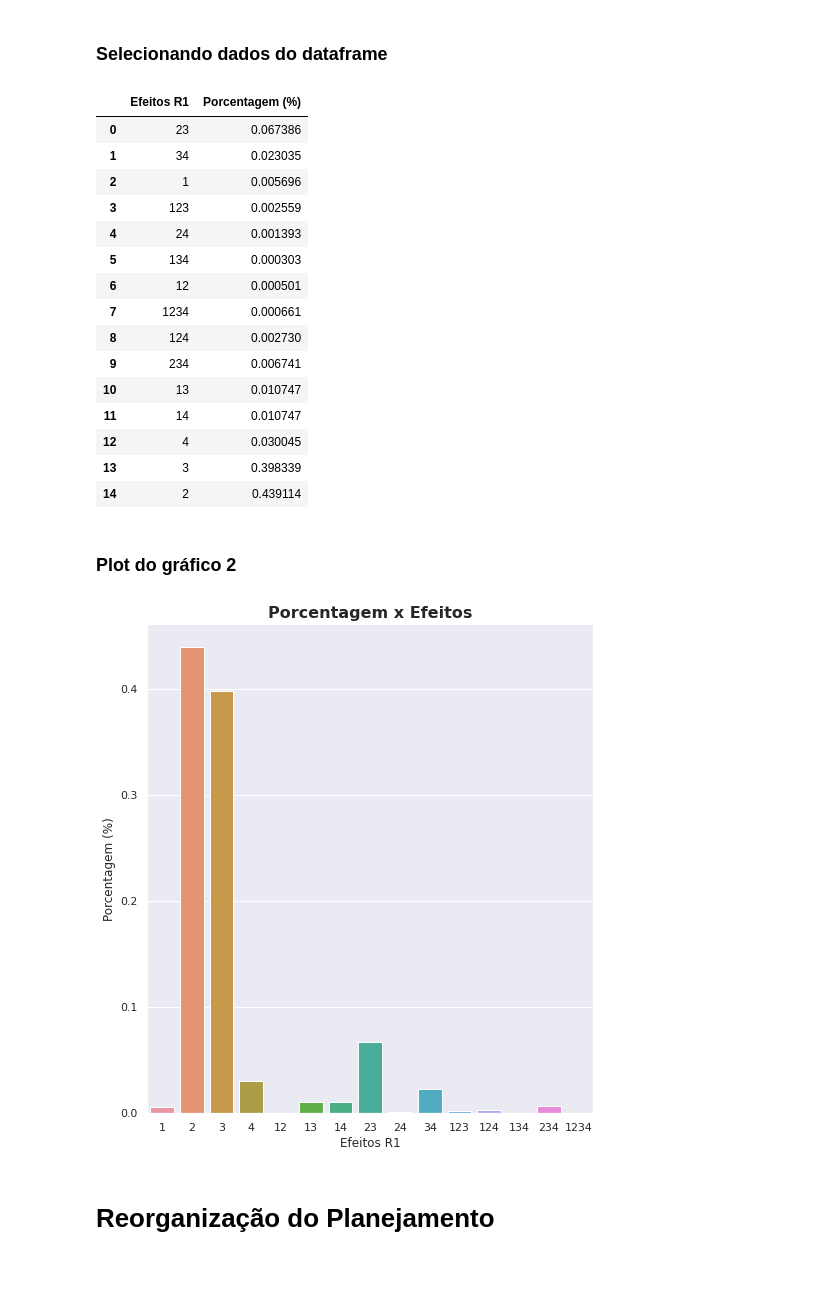
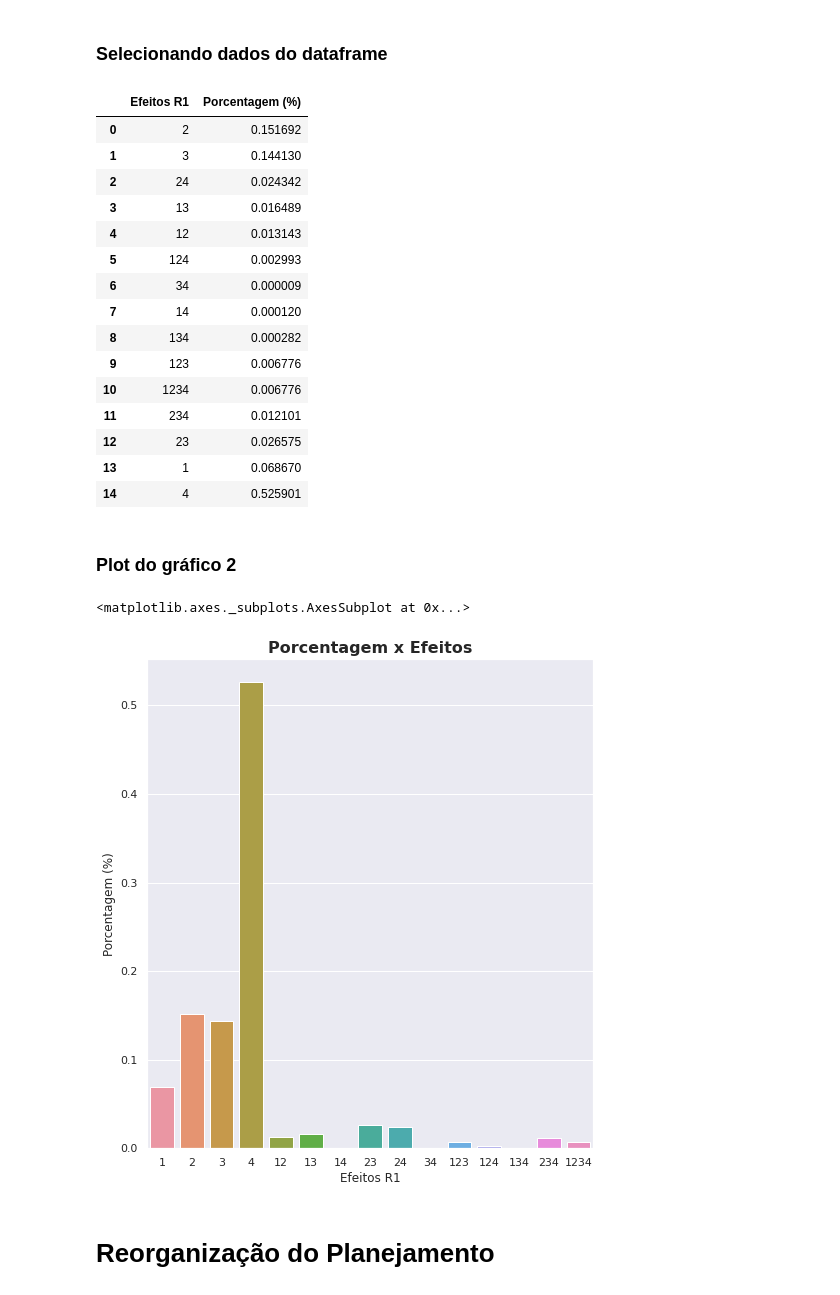
Before and after one commit to AndreSimao-alms/Planejamento-Fatorial-Completo, a Jupyter notebook: Planejamento_Fatorial_Completo.ipynb, the cells around one changed output. Drawn from its saved outputs; the diff is of its cells as text; code cells hidden in the pictures.

```diff
--- a/Planejamento_Fatorial_Completo.ipynb
+++ b/Planejamento_Fatorial_Completo.ipynb
@@ -40,7 +41,7 @@ Figura 1. Modelo de tabela recebida pelo arquivo 'efeitos.xlsm'.
  \
 Após a leitura, a tabela sofre uma modificação através do método .iloc da biblioteca Pandas para selecionar somente o efeito das variáveis em seguido é realizado os cálculos de efeitos, quadrado dos efeitos e porcentagem de contribuição dos quadrados de efeitos em relação a soma.
 # %%
-leitura1 = pd.read_excel('efeitosr1.xlsm')
+leitura1 = pd.read_excel('efeitos.xlsm')
 dados1 = leitura1.iloc[:,6:21]
 dados1
 # %% [output]
@@ -264,32 +264,34 @@ data2= pd.DataFrame({'Efeitos R1': x2, 'Porcentagem (%)': y2})
 data2
 # %% [output]
 |  | Efeitos R1 | Porcentagem (%) |
-| 0 | 23 | 0.067386 |
-| 1 | 34 | 0.023035 |
-| 2 | 1 | 0.005696 |
-| 3 | 123 | 0.002559 |
-| 4 | 24 | 0.001393 |
-| 5 | 134 | 0.000303 |
-| 6 | 12 | 0.000501 |
-| 7 | 1234 | 0.000661 |
-| 8 | 124 | 0.002730 |
-| 9 | 234 | 0.006741 |
-| 10 | 13 | 0.010747 |
-| 11 | 14 | 0.010747 |
-| 12 | 4 | 0.030045 |
-| 13 | 3 | 0.398339 |
-| 14 | 2 | 0.439114 |
+| 0 | 2 | 0.151692 |
+| 1 | 3 | 0.144130 |
+| 2 | 24 | 0.024342 |
+| 3 | 13 | 0.016489 |
+| 4 | 12 | 0.013143 |
+| 5 | 124 | 0.002993 |
+| 6 | 34 | 0.000009 |
+| 7 | 14 | 0.000120 |
+| 8 | 134 | 0.000282 |
+| 9 | 123 | 0.006776 |
+| 10 | 1234 | 0.006776 |
+| 11 | 234 | 0.012101 |
+| 12 | 23 | 0.026575 |
+| 13 | 1 | 0.068670 |
+| 14 | 4 | 0.525901 |
 # %% [markdown]
 ### Plot do gráfico 2
 # %%
 def grafico2():
     plt.figure(figsize=(8,9))
     tips = sns.load_dataset("tips")
     ax2 = sns.barplot(x='Efeitos R1', y='Porcentagem (%)', data=data2)
     ax2.set_title('Porcentagem x Efeitos', fontsize=16, fontweight='black')
+    return ax2
 grafico2()
 # %% [output]
+<matplotlib.axes._subplots.AxesSubplot at 0x...>
-[figure, old version]
+[figure, new version]
 # %% [markdown]
 # Reorganização do Planejamento
 # %% [markdown]
```
Also changed, not shown: parts of 36 cells of this notebook.
